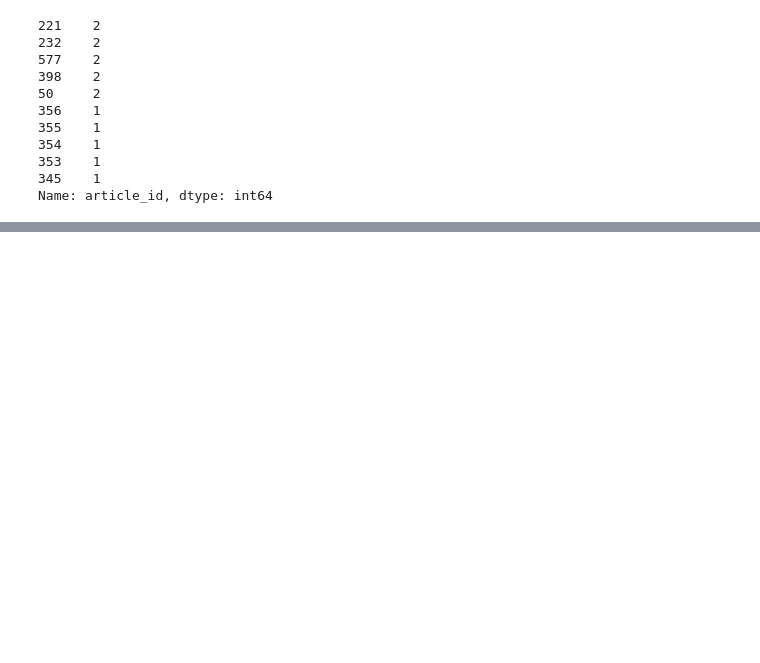
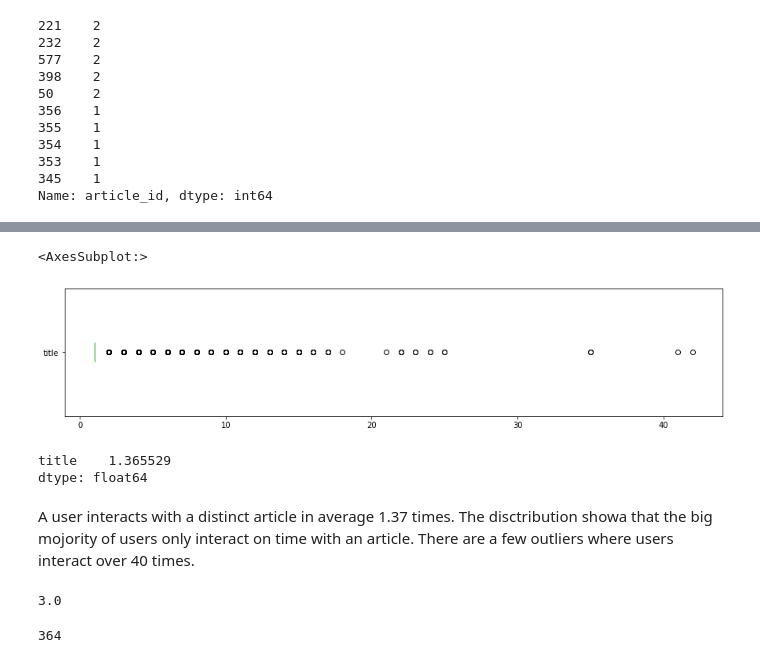
Before and after one commit to LarsTinnefeld/Recommendations_with_IBM, a Jupyter notebook: recomm_with_ibm.ipynb, the cells around one changed output, grey strips where cells are left out. Saved outputs shown, nothing was run; the diff lists cells and outputs as text; code cells hidden in the pictures; blank space fills up the shorter version.

```diff
--- a/recomm_with_ibm.ipynb
+++ b/recomm_with_ibm.ipynb
@@ -166,0 +278,23 @@ Name: article_id, dtype: int64
+# %%
+df.groupby([
+    'email',
+    'article_id'
+]).count().sort_values(
+    'title',
+    ascending=False
+).plot(
+    kind='box',
+    vert=False,
+    figsize=(15,3)
+)
+# %% [output]
+<AxesSubplot:>
+[figure, added]
+# %%
+#Average interation of a user with a distict article
+df.groupby(['email','article_id']).count().mean()
+# %% [output]
+title    1.365529
+dtype: float64
+# %% [markdown]
+A user interacts with a distinct article in average 1.37 times. The disctribution showa that the big mojority of users only interact on time with an article. There are a few outliers where users interact over 40 times.
@@ -166,0 +306,10 @@ Name: article_id, dtype: int64
+# %%
+# Median interactions
+median_val
+# %% [output]
+3.0
+# %%
+# Maximum interactions
+max_views_by_user
+# %% [output]
+364
```
Also changed, not shown: parts of 22 cells of this notebook.
